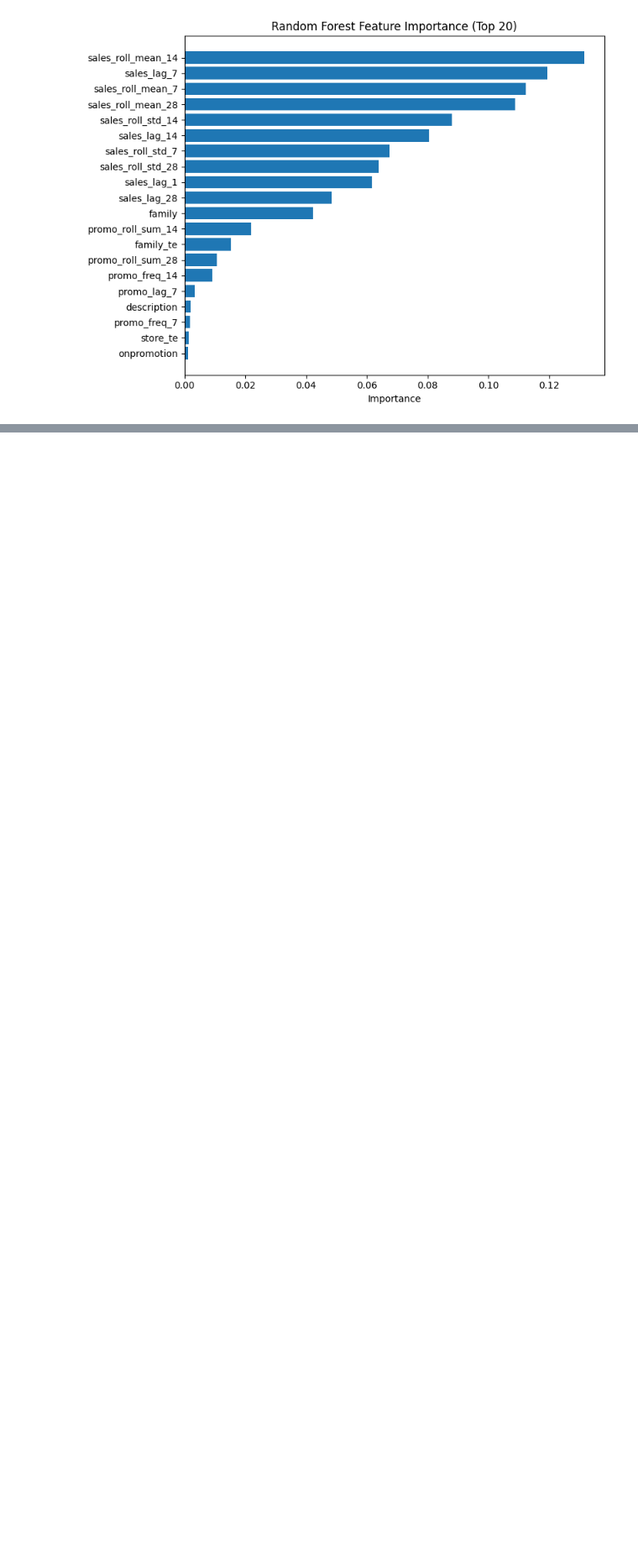
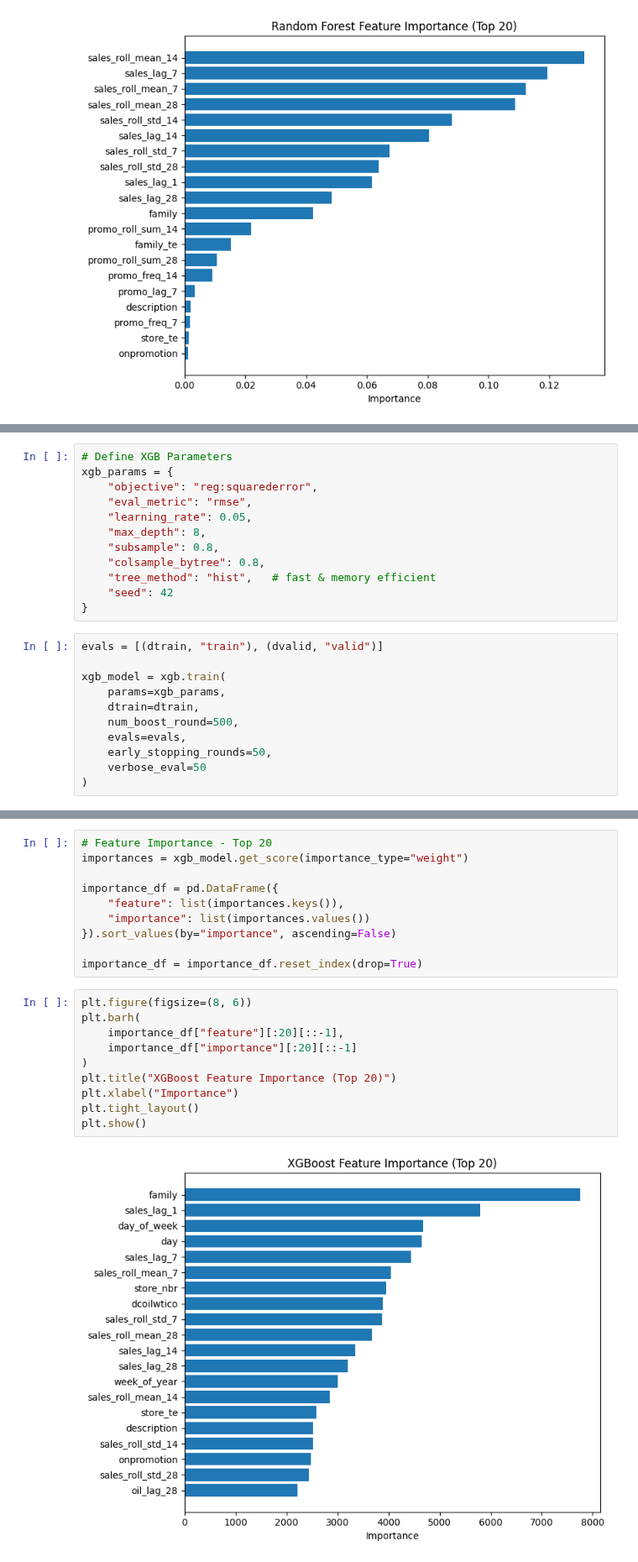
Before and after one commit to sabin74/Enterprise-Intelligent-Demand-Forecasting-Decision-Optimization-Platform, a Jupyter notebook: notebooks/05_ml_models.ipynb, the cells around one changed output, grey strips where cells are left out. Shown at 84% size. Saved outputs shown, nothing was run; the diff lists cells and outputs as text; blank space fills up the shorter version.

```diff
--- a/notebooks/05_ml_models.ipynb
+++ b/notebooks/05_ml_models.ipynb
@@ -239,0 +257,23 @@ plt.show()
+# %%
+# Define XGB Parameters
+xgb_params = {
+    "objective": "reg:squarederror",
+    "eval_metric": "rmse",
+    "learning_rate": 0.05,
+    "max_depth": 8,
+    "subsample": 0.8,
+    "colsample_bytree": 0.8,
+    "tree_method": "hist",   # fast & memory efficient
+    "seed": 42
+}
+# %%
+evals = [(dtrain, "train"), (dvalid, "valid")]
+
+xgb_model = xgb.train(
+    params=xgb_params,
+    dtrain=dtrain,
+    num_boost_round=500,
+    evals=evals,
+    early_stopping_rounds=50,
+    verbose_eval=50
+)
@@ -239,0 +309,22 @@ plt.show()
+# %%
+# Feature Importance - Top 20
+importances = xgb_model.get_score(importance_type="weight")
+
+importance_df = pd.DataFrame({
+    "feature": list(importances.keys()),
+    "importance": list(importances.values())
+}).sort_values(by="importance", ascending=False)
+
+importance_df = importance_df.reset_index(drop=True)
+# %%
+plt.figure(figsize=(8, 6))
+plt.barh(
+    importance_df["feature"][:20][::-1],
+    importance_df["importance"][:20][::-1]
+)
+plt.title("XGBoost Feature Importance (Top 20)")
+plt.xlabel("Importance")
+plt.tight_layout()
+plt.show()
+# %% [output]
+[figure, added]
```
Also changed, not shown: parts of 21 cells of this notebook.
